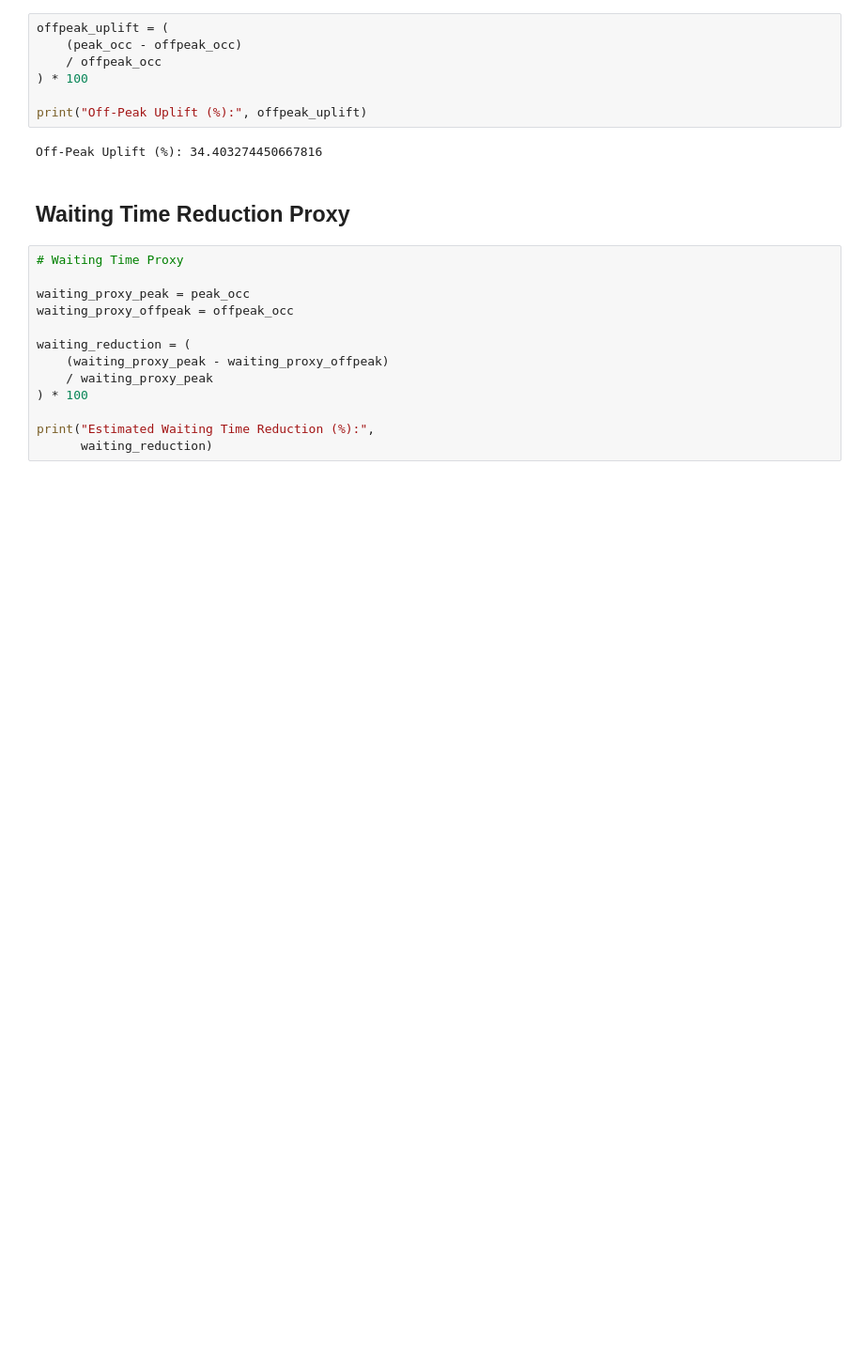
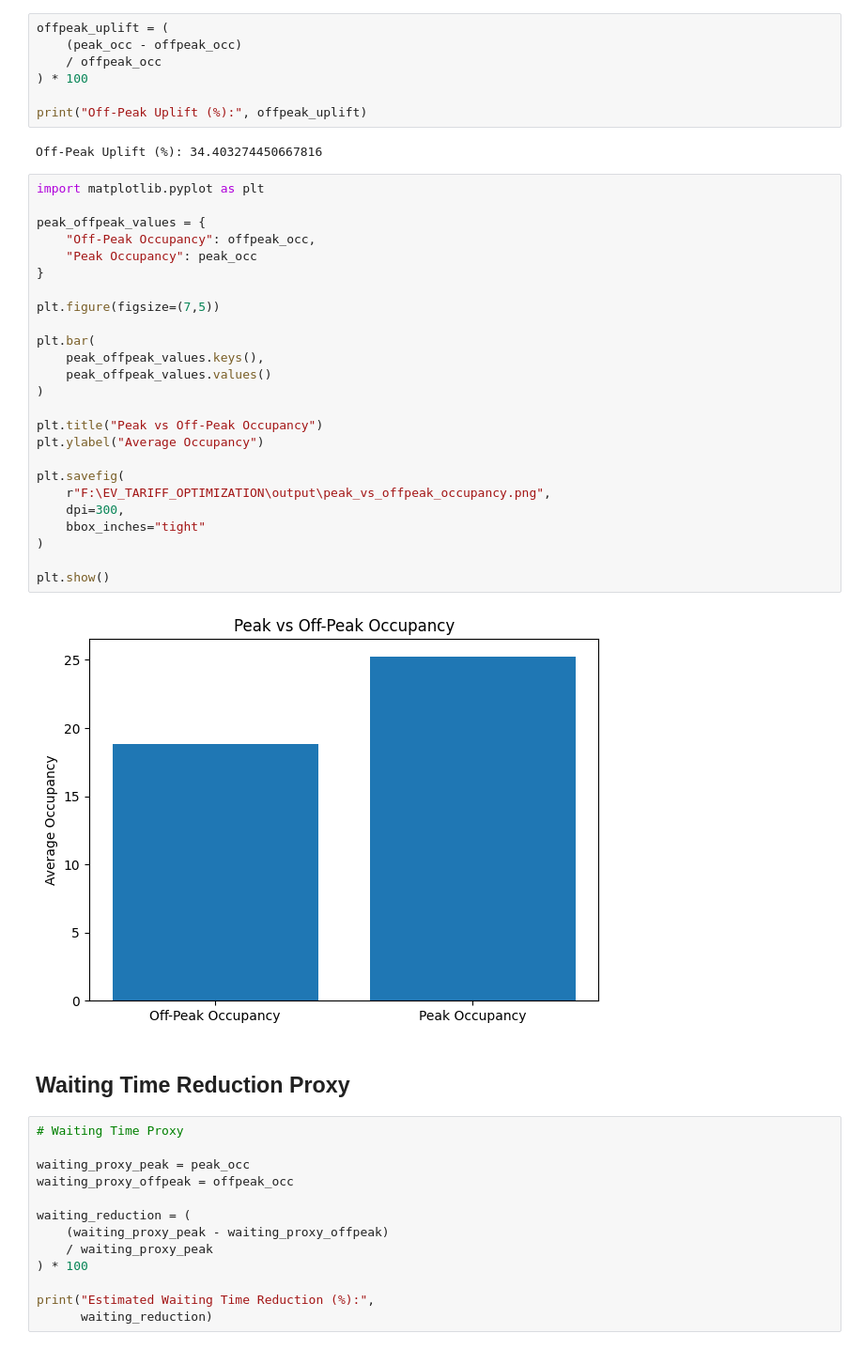
Before and after one commit to radhika-wq/EV_TARIFF_OPTIMIZATION, a Jupyter notebook: 05_STEVCDP_Analysis.ipynb, the cells around one changed output. Shown at 94% size. Saved outputs shown, nothing was run; the diff lists cells and outputs as text; blank space fills up the shorter version.

```diff
--- a/05_STEVCDP_Analysis.ipynb
+++ b/05_STEVCDP_Analysis.ipynb
@@ -159,6 +159,33 @@ offpeak_uplift = (
 print("Off-Peak Uplift (%):", offpeak_uplift)
 # %% [output]
 Off-Peak Uplift (%): 34.403274450667816
+# %%
+import matplotlib.pyplot as plt
+
+peak_offpeak_values = {
+    "Off-Peak Occupancy": offpeak_occ,
+    "Peak Occupancy": peak_occ
+}
+
+plt.figure(figsize=(7,5))
+
+plt.bar(
+    peak_offpeak_values.keys(),
+    peak_offpeak_values.values()
+)
+
+plt.title("Peak vs Off-Peak Occupancy")
+plt.ylabel("Average Occupancy")
+
+plt.savefig(
+    r"F:\EV_TARIFF_OPTIMIZATION\output\peak_vs_offpeak_occupancy.png",
+    dpi=300,
+    bbox_inches="tight"
+)
+
+plt.show()
+# %% [output]
+[figure, added]
 # %% [markdown]
 ## Waiting Time Reduction Proxy
 # %%
```
